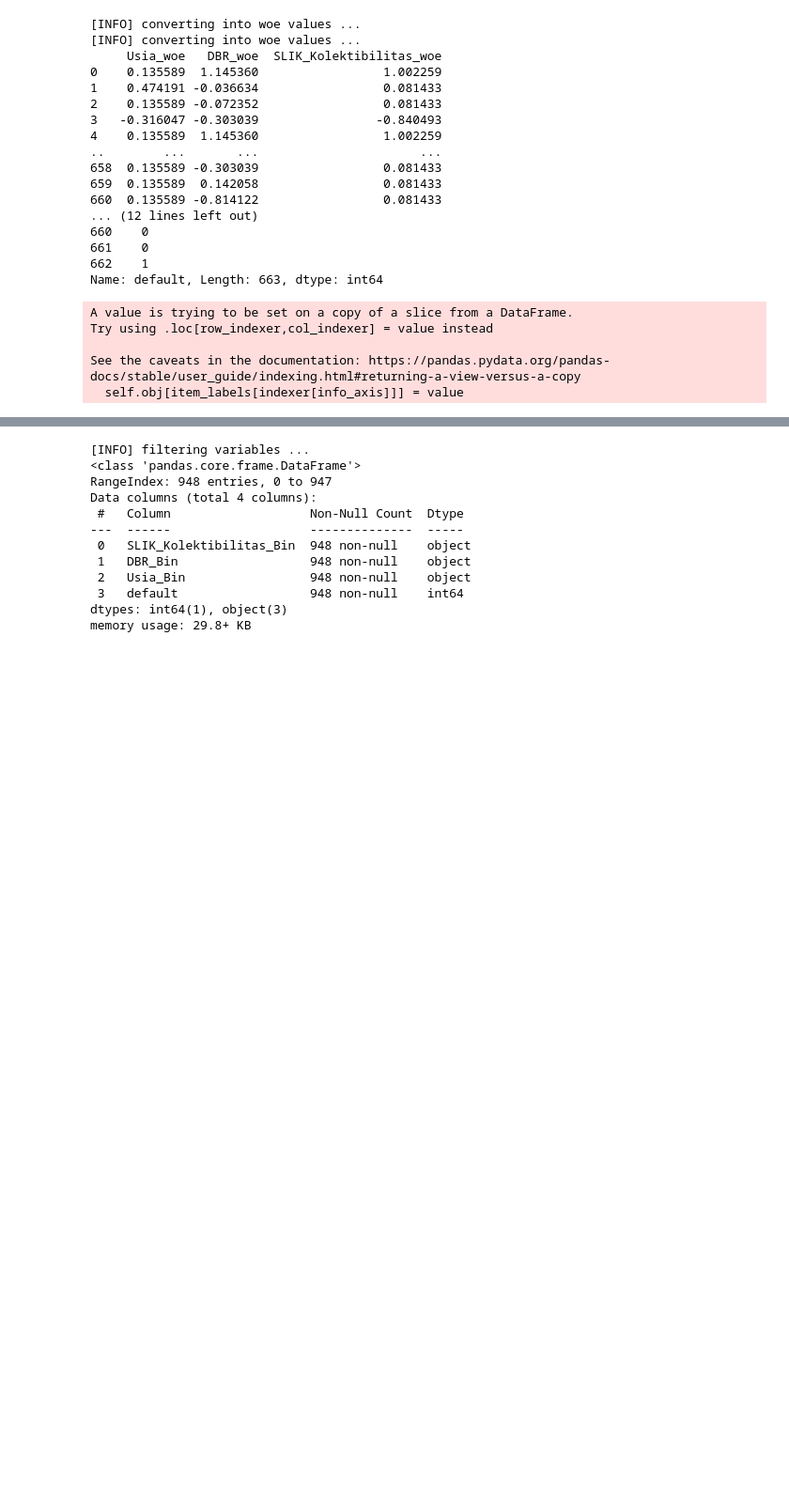
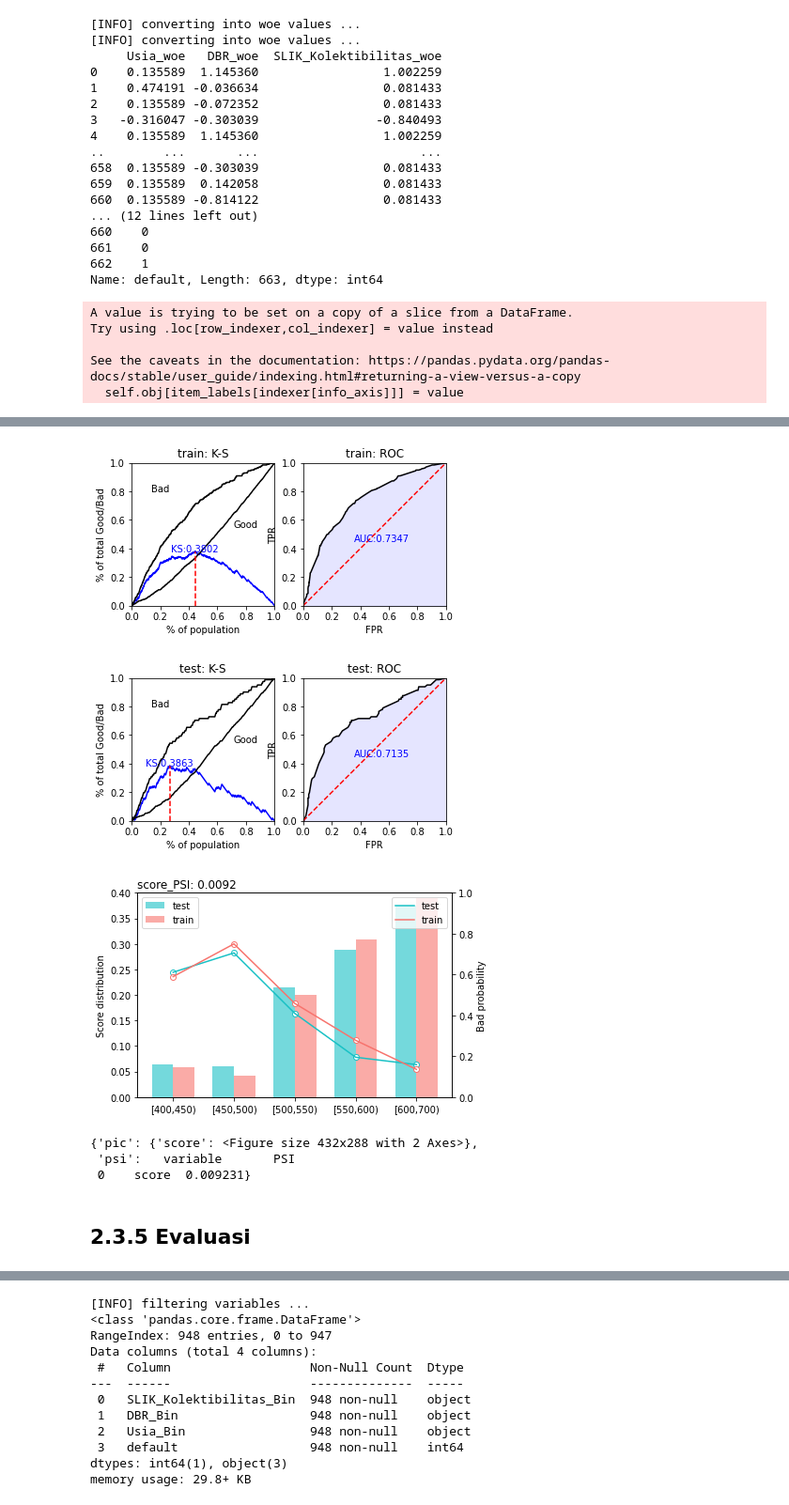
Before and after one commit to IndraLukasTjahaja/Digital_Credit_Risk, a Jupyter notebook: Bab_2_Model_Score_Kredit_dengan_Python.ipynb, the cells around one changed output, grey strips where cells are left out. Shown at 94% size. Saved outputs shown, nothing was run; the diff lists cells and outputs as text; code cells hidden in the pictures; blank space fills up the shorter version.

```diff
--- a/Bab_2_Model_Score_Kredit_dengan_Python.ipynb
+++ b/Bab_2_Model_Score_Kredit_dengan_Python.ipynb
@@ -1775,3 +1821,11 @@ Try using .loc[row_indexer,col_indexer] = value instead
 
 See the caveats in the documentation: https://pandas.pydata.org/pandas-docs/stable/user_guide/indexing.html#returning-a-view-versus-a-copy
   self.obj[item_labels[indexer[info_axis]]] = value
+# %%
+# Membuat scorecard dengan menggunakan algoritma logistic regression
+from sklearn.linear_model import LogisticRegression
+lr = LogisticRegression()
+lr.fit(X_train, y_train)
+
+print('Coefficient: ', lr.feature_names_in_, lr.coef_)
+print('Intercept: ', lr.intercept_)
@@ -1777,0 +1835,12 @@ See the caveats in the documentation: https://pandas.pydata.org/pandas-docs/stab
+# %%
+# Menerapkan hasil dari regresi logistik dan menghasilkan probabilitas
+train_pred = lr.predict_proba(X_train)[:,1]
+test_pred = lr.predict_proba(X_test)[:,1]
+
+# Pembuatan perhitungan scorecard
+card = scpy.scorecard(bins_adj, lr, X_train.columns, points0=600, odds0=1/4, pdo=50, basepoints_eq0=False)
+print(card)
+
+# Menerapkan scorecard kepada setiap baris data
+train_score = scpy.scorecard_ply(train, card, print_step=0)
+test_score = scpy.scorecard_ply(test, card, print_step=0)
@@ -1777,0 +1871,19 @@ See the caveats in the documentation: https://pandas.pydata.org/pandas-docs/stab
+# %%
+# evaluasi ks & roc ------
+train_perf = scpy.perf_eva(y_train, train_pred, title = "train")
+test_perf = scpy.perf_eva(y_test, test_pred, title = "test")
+
+# psi
+scpy.perf_psi(
+  score = {'train':train_score, 'test':test_score},
+  label = {'train':y_train, 'test':y_test}
+)
+# %% [output]
+[figure, added]
+[figure, added]
+[figure, added]
+{'pic': {'score': <Figure size 432x288 with 2 Axes>},
+ 'psi':   variable       PSI
+ 0    score  0.009231}
+# %% [markdown]
+## 2.3.5 Evaluasi
```
Also changed, not shown: parts of 22 cells of this notebook.
